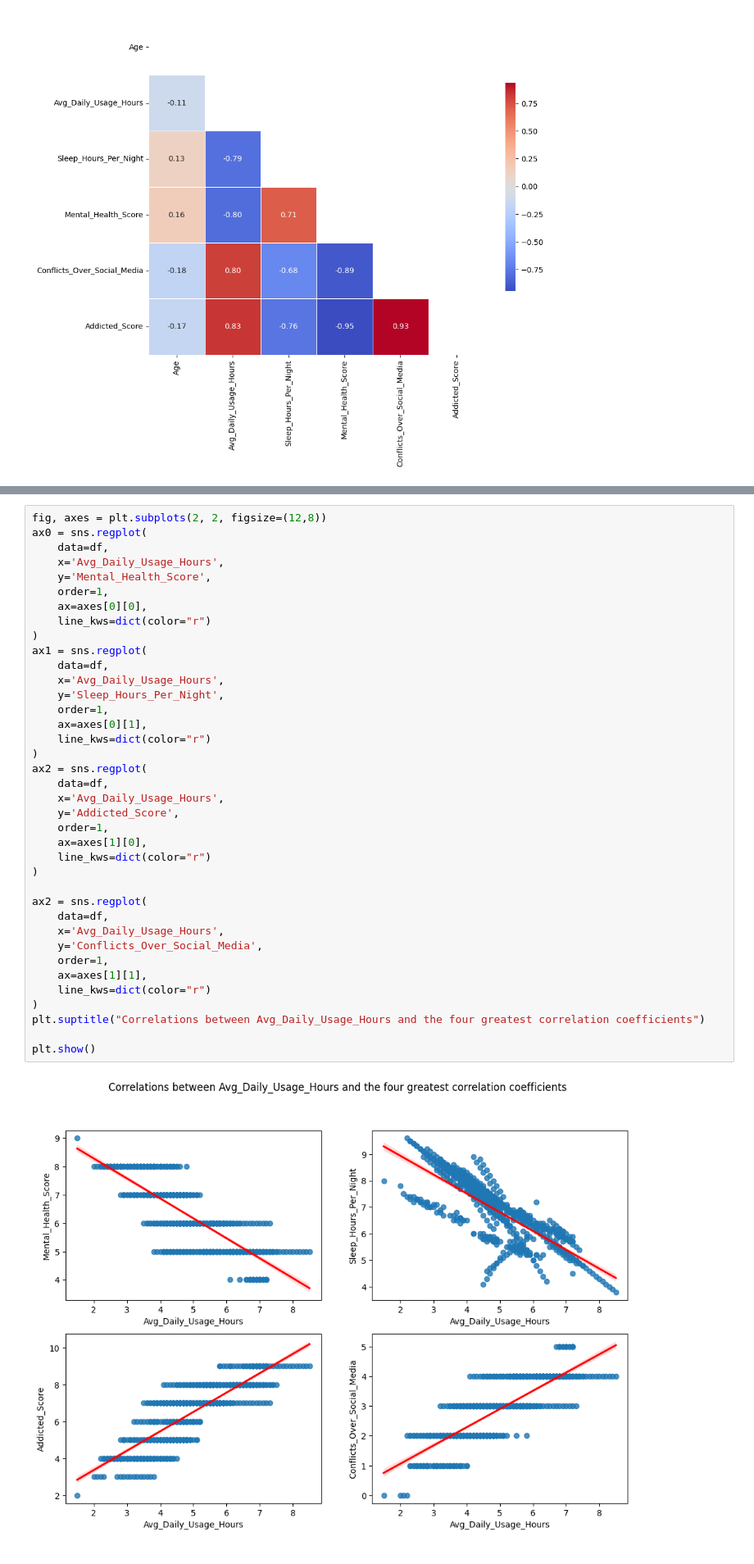
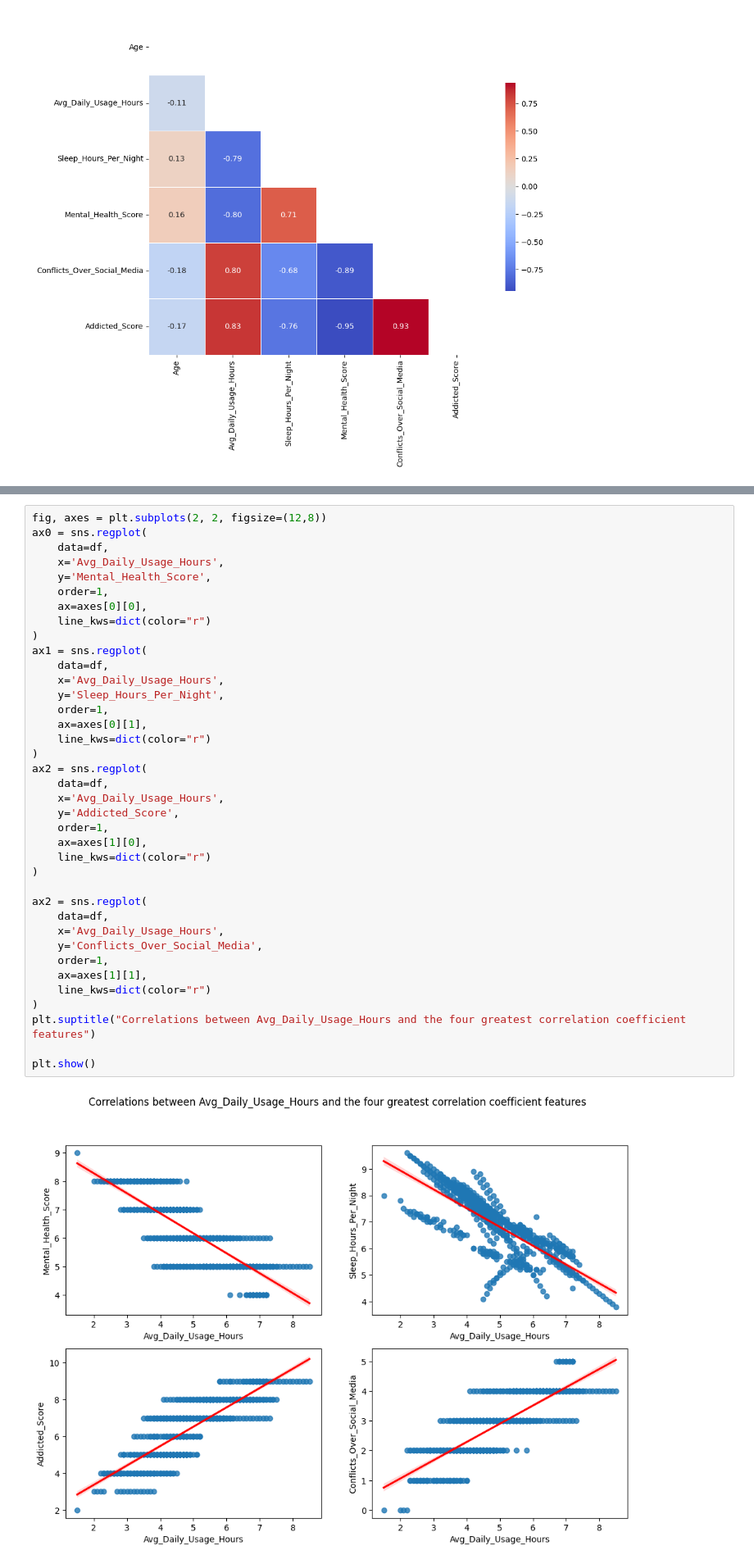
Before and after one commit to Andradev101/pause-student-social-media-addiction-eda, a Jupyter notebook: notebooks/eda.ipynb, the cells around one changed output, grey strips where cells are left out. Shown at 82% size. Cells and saved outputs as stored; diff of their text form.

```diff
--- a/notebooks/eda.ipynb
+++ b/notebooks/eda.ipynb
@@ -339,32 +338,32 @@ ax0 = sns.regplot(
     line_kws=dict(color="r")
 )
 ax1 = sns.regplot(
     data=df,
     x='Avg_Daily_Usage_Hours',
     y='Sleep_Hours_Per_Night',
     order=1,
     ax=axes[0][1],
     line_kws=dict(color="r")
 )
 ax2 = sns.regplot(
     data=df,
     x='Avg_Daily_Usage_Hours',
     y='Addicted_Score',
     order=1,
     ax=axes[1][0],
     line_kws=dict(color="r")
 )
 
 ax2 = sns.regplot(
     data=df,
     x='Avg_Daily_Usage_Hours',
     y='Conflicts_Over_Social_Media',
     order=1,
     ax=axes[1][1],
     line_kws=dict(color="r")
 )
-plt.suptitle("Correlations between Avg_Daily_Usage_Hours and the four greatest correlation coefficients")
+plt.suptitle("Correlations between Avg_Daily_Usage_Hours and the four greatest correlation coefficient features")
 
 plt.show()
 # %% [output]
-[figure, old version]
+[figure, new version]
```
Also changed, not shown: parts of 11 cells of this notebook.
